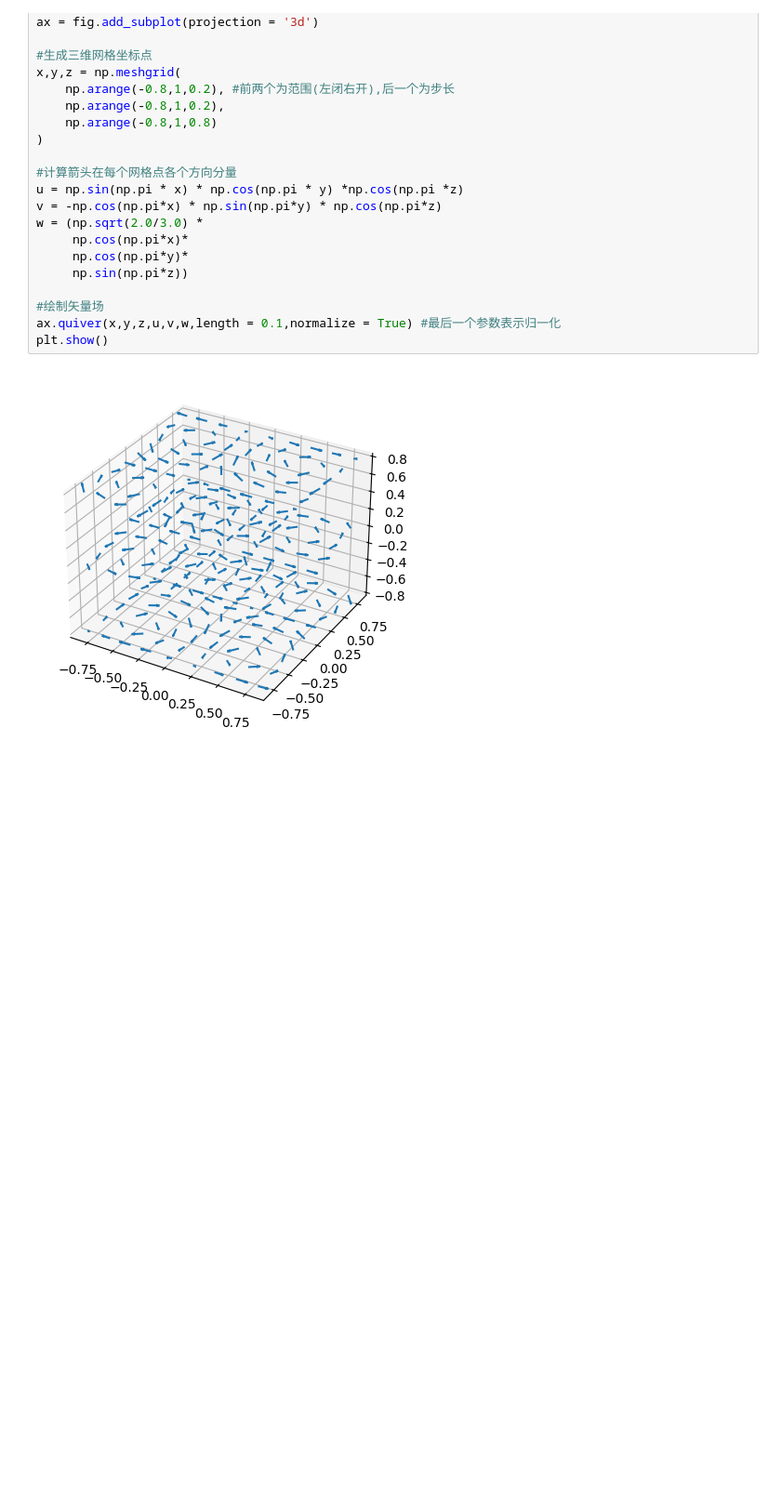
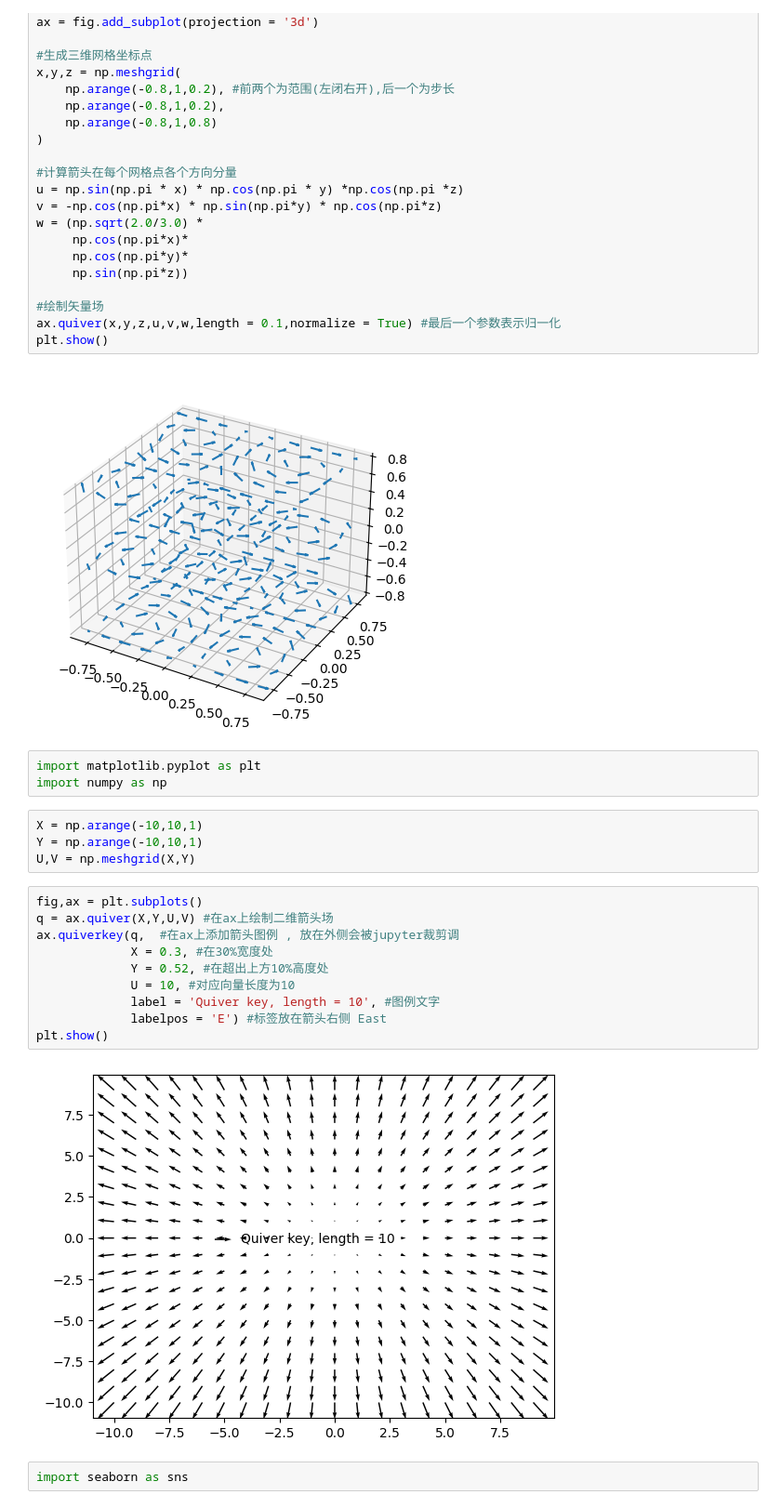
Before and after one commit to Arch-jyh/iris_books, a Jupyter notebook: math_easy/Linear_algebra/1/quiz.ipynb, the cells around one changed output. Shown at 93% size. Drawn from its saved outputs; the diff is of its cells as text; blank space fills up the shorter version.

```diff
--- a/math_easy/Linear_algebra/1/quiz.ipynb
+++ b/math_easy/Linear_algebra/1/quiz.ipynb
@@ -225,3 +225,24 @@ ax.quiver(x,y,z,u,v,w,length = 0.1,normalize = True) #最后一个参数表示
 plt.show()
 # %% [output]
 [figure]
+# %%
+import matplotlib.pyplot as plt
+import numpy as np
+# %%
+X = np.arange(-10,10,1)
+Y = np.arange(-10,10,1)
+U,V = np.meshgrid(X,Y)
+# %%
+fig,ax = plt.subplots()
+q = ax.quiver(X,Y,U,V) #在ax上绘制二维箭头场
+ax.quiverkey(q,  #在ax上添加箭头图例 , 放在外侧会被jupyter裁剪调
+             X = 0.3, #在30%宽度处
+             Y = 0.52, #在超出上方10%高度处
+             U = 10, #对应向量长度为10
+             label = 'Quiver key, length = 10', #图例文字
+             labelpos = 'E') #标签放在箭头右侧 East
+plt.show()
+# %% [output]
+[figure, added]
+# %%
+import seaborn as sns
```
Also changed, not shown: parts of 10 cells of this notebook.
